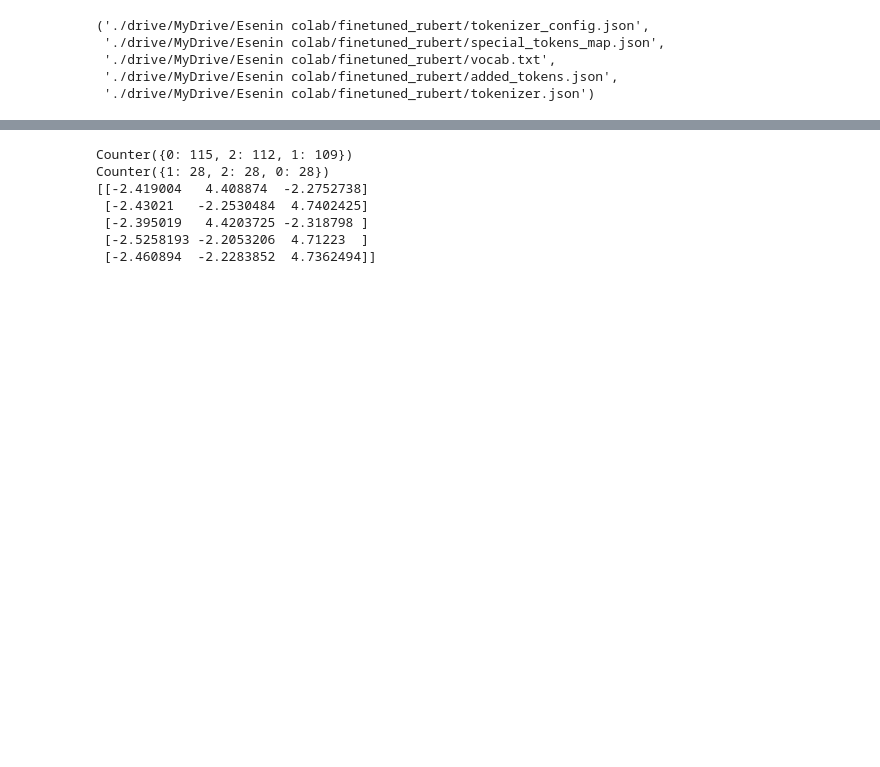
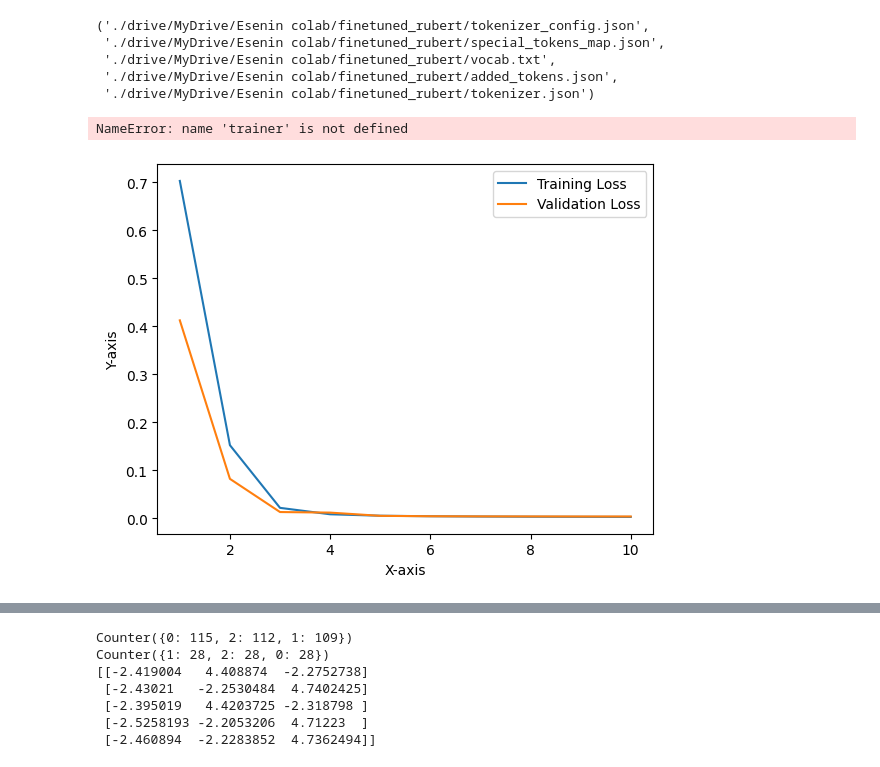
Before and after one commit to Grischa-B/aviahack2024_radar, a Jupyter notebook: NN/Esenin_test.ipynb, the cells around one changed output, grey strips where cells are left out. Saved outputs shown, nothing was run; the diff lists cells and outputs as text; code cells hidden in the pictures; blank space fills up the shorter version.

```diff
--- a/NN/Esenin_test.ipynb
+++ b/NN/Esenin_test.ipynb
@@ -661,6 +662,71 @@ tokenizer.save_pretrained("./drive/MyDrive/Esenin colab/finetuned_rubert")
  './drive/MyDrive/Esenin colab/finetuned_rubert/vocab.txt',
  './drive/MyDrive/Esenin colab/finetuned_rubert/added_tokens.json',
  './drive/MyDrive/Esenin colab/finetuned_rubert/tokenizer.json')
+# %%
+# prompt: plot a graph of loss of trainer
+
+import matplotlib.pyplot as plt
+
+# Assuming you have the training history in the 'trainer' object
+# Access the training logs (replace with the correct attribute if necessary)
+if hasattr(trainer, 'state'):
+  if hasattr(trainer.state, 'log_history'):
+    log_history = trainer.state.log_history
+    epochs = [log['epoch'] for log in log_history if 'epoch' in log]
+    train_losses = [log['loss'] for log in log_history if 'loss' in log and 'eval_loss' not in log]
+    eval_losses = [log['eval_loss'] for log in log_history if 'eval_loss' in log]
+
+    # Plotting training and eval loss
+    plt.figure(figsize=(10, 6))
+    plt.plot(epochs, train_losses, label="Training Loss")
+    plt.plot(epochs, eval_losses, label="Evaluation Loss")
+    plt.xlabel("Epoch")
+    plt.ylabel("Loss")
+    plt.title("Training and Evaluation Loss")
+    plt.legend()
+    plt.grid(True)
+    plt.show()
+  else:
+    print("Log history not found in trainer.state")
+else:
+  print("State attribute not found in the trainer object")
+# %% [output]
+NameError: name 'trainer' is not defined
+# %%
+# prompt: plot a graph of following data:
+# 1   0.702900	0.412326
+# 2	0.152200	0.082027
+# 3	0.021600	0.012879
+# 4	0.008200	0.011686
+# 5	0.005200	0.004955
+# 6	0.004100	0.004149
+# 7	0.003500	0.003836
+# 8	0.003100	0.003733
+# 9	0.002900	0.003627
+# 10	0.002700	0.003622
+
+import matplotlib.pyplot as plt
+
+# Data
+x = [1, 2, 3, 4, 5, 6, 7, 8, 9, 10]
+y1 = [0.702900, 0.152200, 0.021600, 0.008200, 0.005200, 0.004100, 0.003500, 0.003100, 0.002900, 0.002700]
+y2 = [0.412326, 0.082027, 0.012879, 0.011686, 0.004955, 0.004149, 0.003836, 0.003733, 0.003627, 0.003622]
+
+# Plotting
+plt.plot(x, y1, label="Training Loss")
+plt.plot(x, y2, label="Validation Loss")
+
+# Adding labels and title
+plt.xlabel("X-axis")
+plt.ylabel("Y-axis")
+
+# Adding legend
+plt.legend()
+
+# Displaying the plot
+plt.show()
+# %% [output]
+[figure, added]
 # %%
 # 8. Получение предсказаний на валидационном наборе
 predictions = trainer.predict(eval_encoded)  # Используем eval_encoded
```
Also changed, not shown: parts of 11 cells of this notebook.
